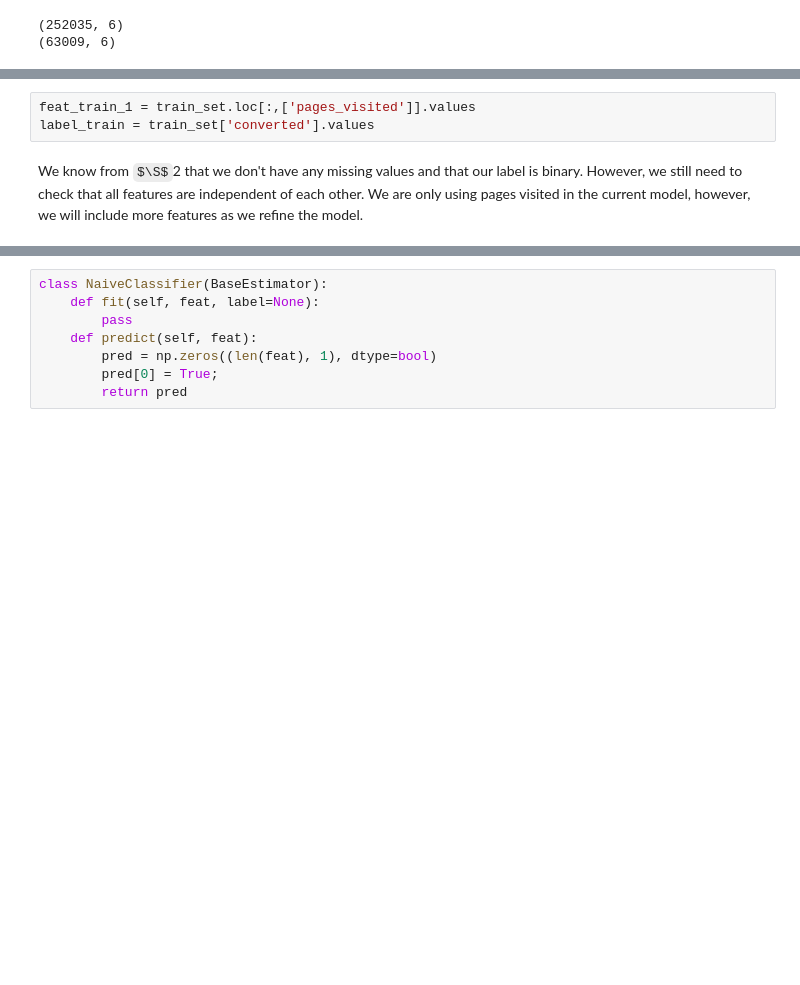
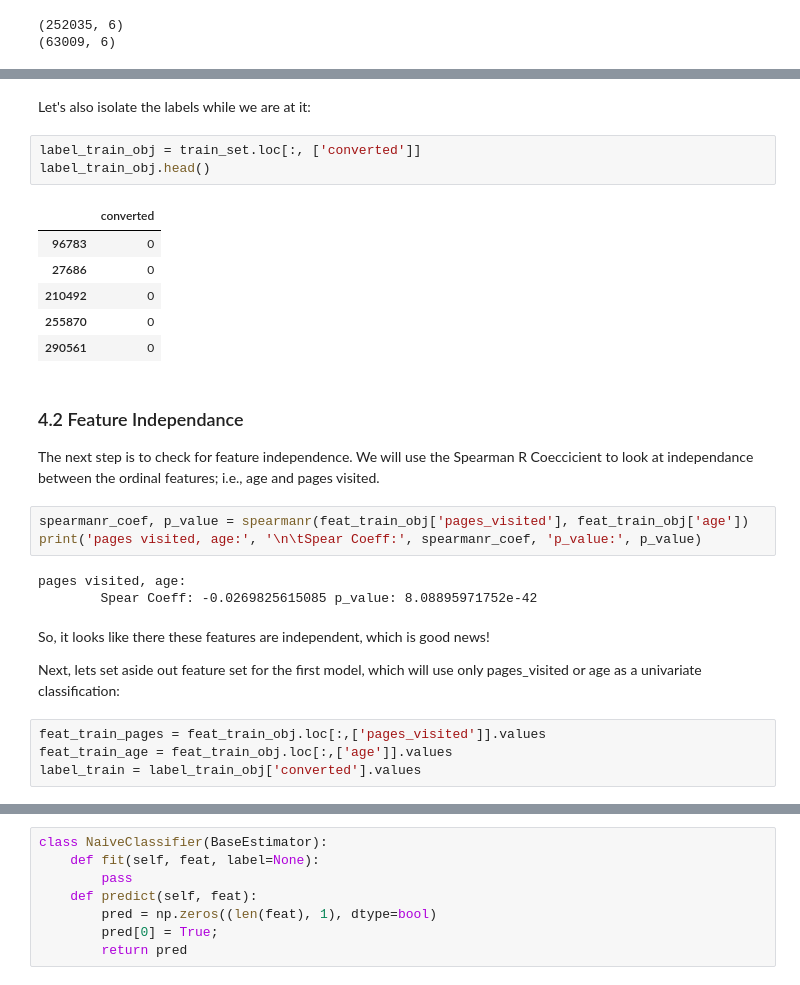
Before and after one commit to rinman24/data_science_notebooks, a Jupyter notebook: notebooks/01 - Customer Conversion Rate.ipynb, the cells around one changed output, grey strips where cells are left out. Saved outputs shown, nothing was run; the diff lists cells and outputs as text; some formulas as TeX source; blank space fills up the shorter version.

```diff
--- a/notebooks/01 - Customer Conversion Rate.ipynb
+++ b/notebooks/01 - Customer Conversion Rate.ipynb
@@ -238,5 +271,30 @@ Furthermore, `age` seems to show a negative correlation wth conversion (on avera
+# %% [markdown]
+Let's also isolate the labels while we are at it:
+# %%
+label_train_obj = train_set.loc[:, ['converted']]
+label_train_obj.head()
+# %% [output]
+|  | converted |
+| 96783 | 0 |
+| 27686 | 0 |
+| 210492 | 0 |
+| 255870 | 0 |
+| 290561 | 0 |
+# %% [markdown]
+### 4.2 Feature Independance
+
+The next step is to check for feature independence. We will use the Spearman R Coeccicient to look at independance between the ordinal features; i.e., age and pages visited.
+# %%
+spearmanr_coef, p_value = spearmanr(feat_train_obj['pages_visited'], feat_train_obj['age'])
+print('pages visited, age:', '\n\tSpear Coeff:', spearmanr_coef, 'p_value:', p_value)
+# %% [output]
+pages visited, age:
+        Spear Coeff: -0.0269825615085 p_value: 8.08895971752e-42
+# %% [markdown]
+So, it looks like there these features are independent, which is good news!
+
+Next, lets set aside out feature set for the first model, which will use only pages_visited or age as a univariate classification:
 # %%
-feat_train_1 = train_set.loc[:,['pages_visited']].values
-label_train = train_set['converted'].values
+feat_train_pages = feat_train_obj.loc[:,['pages_visited']].values
+feat_train_age = feat_train_obj.loc[:,['age']].values
+label_train = label_train_obj['converted'].values
-# %% [markdown]
-We know from $\S$2 that we don't have any missing values and that our label is binary. However, we still need to check that all features are independent of each other. We are only using pages visited in the current model, however, we will include more features as we refine the model.
```
Also changed, not shown: parts of 49 cells of this notebook.
